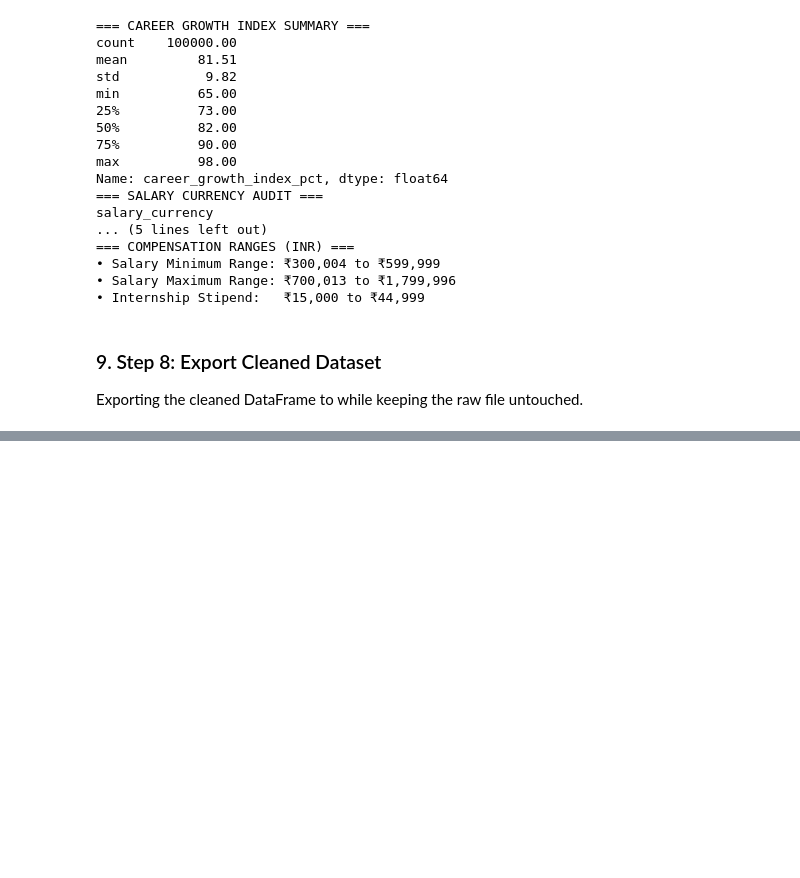
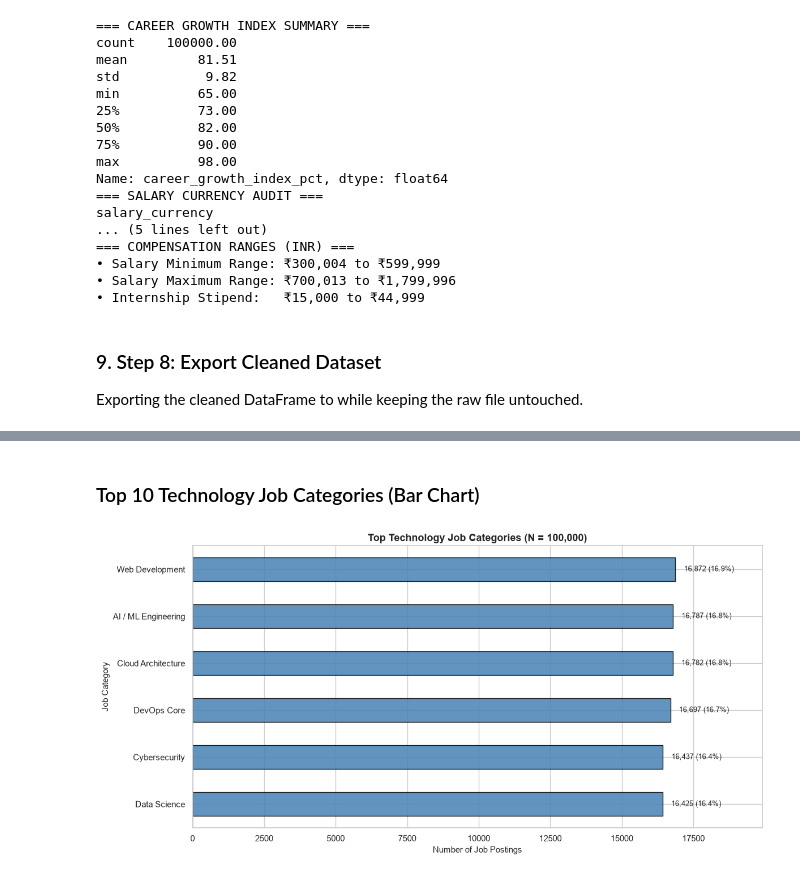
Before and after one commit to AnneMukeshBalaji/hackton_1, a Jupyter notebook: main.ipynb, the cells around one changed output, grey strips where cells are left out. Saved outputs shown, nothing was run; the diff lists cells and outputs as text; code cells hidden in the pictures; blank space fills up the shorter version.

```diff
--- a/main.ipynb
+++ b/main.ipynb
@@ -238,0 +247,16 @@ Total columns exported: 34
+# %%
+category_counts = df["job_category"].value_counts()
+category_percentages = (
+    df["job_category"]
+    .value_counts(normalize=True)
+    .mul(100)
+    .round(2)
+)
+
+category_share = pd.DataFrame({
+    "Job Postings (n)": category_counts,
+    "Percentage (%)": category_percentages
+})
+
+print("=== TECHNOLOGY JOB CATEGORIES SUMMARY ===")
+display(category_share)
@@ -238,0 +273,21 @@ Total columns exported: 34
+# %% [markdown]
+### Top 10 Technology Job Categories (Bar Chart)
+# %%
+top_categories = category_counts.head(10)
+
+plt.figure(figsize=(12, 6))
+bars = top_categories.sort_values().plot(kind="barh", color="steelblue", edgecolor="black", alpha=0.85)
+
+plt.title("Top Technology Job Categories (N = 100,000)", fontsize=13, weight="bold")
+plt.xlabel("Number of Job Postings", fontsize=11)
+plt.ylabel("Job Category", fontsize=11)
+
+for i, v in enumerate(top_categories.sort_values()):
+    pct = (v / len(df)) * 100
+    plt.text(v + 300, i, f"{v:,} ({pct:.1f}%)", va="center", fontsize=9)
+
+plt.xlim(0, max(top_categories) * 1.18)
+plt.tight_layout()
+plt.show()
+# %% [output]
+[figure, added]
```
Also changed, not shown: parts of 57 cells of this notebook, 1 other file.
